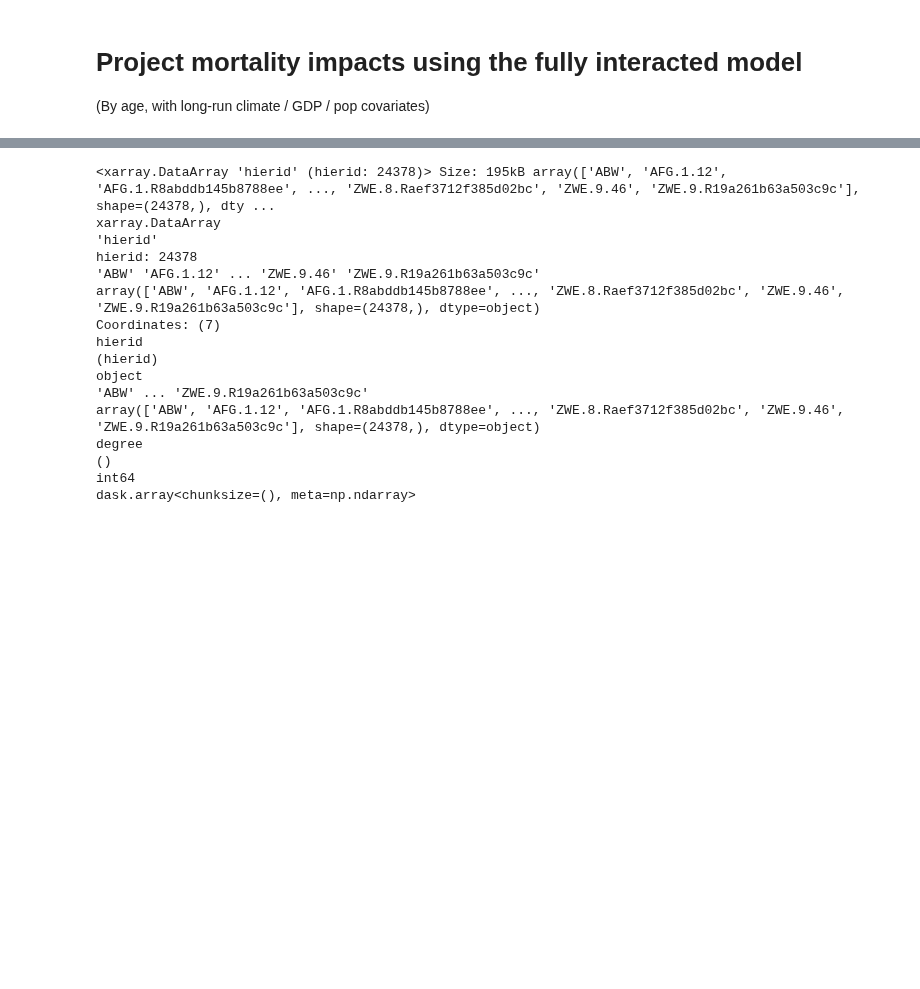
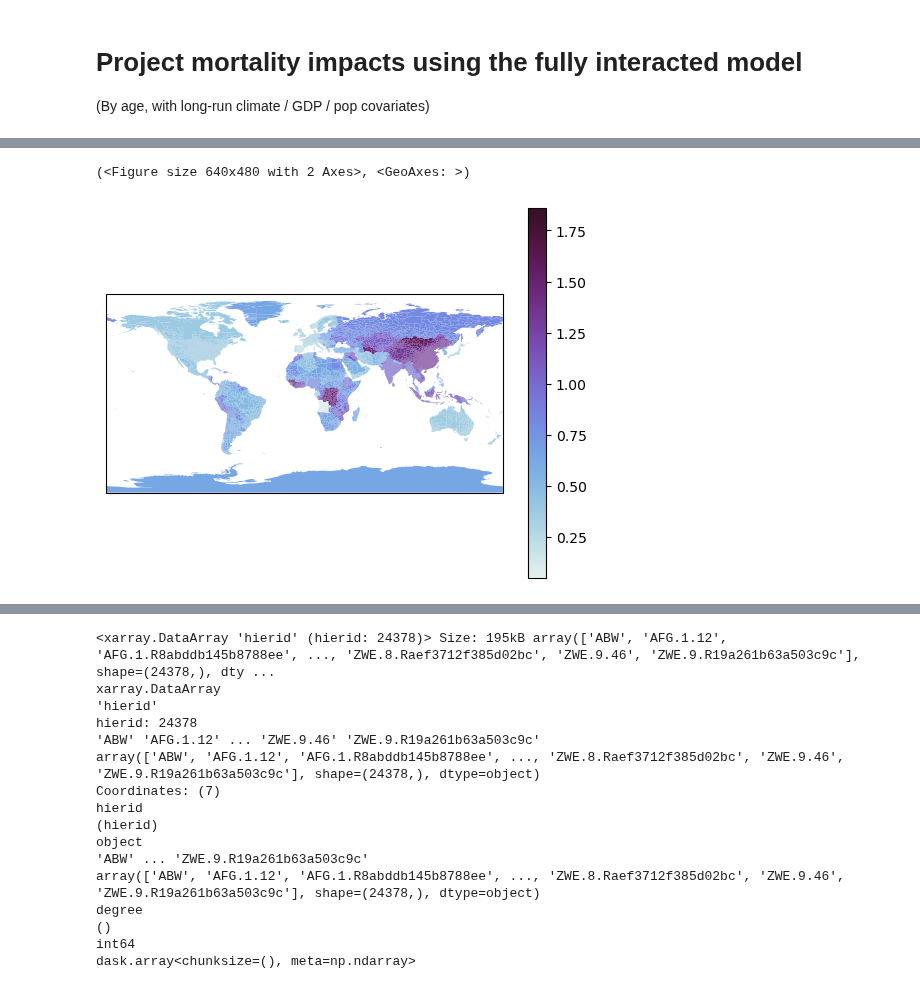
Before and after one commit to ks905383/impact_uncertainty, a Jupyter notebook: code/3b_project_impacts_mortality_interacted.ipynb, the cells around one changed output, grey strips where cells are left out. Drawn from its saved outputs; the diff is of its cells as text; code cells hidden in the pictures; blank space fills up the shorter version.

```diff
--- a/code/3b_project_impacts_mortality_interacted.ipynb
+++ b/code/3b_project_impacts_mortality_interacted.ipynb
@@ -288,0 +290,8 @@ See also https://docs.dask.org/en/stable/best-practices.html#load-data-with-dask
+# %%
+from funcs_plot import plot_map
+import cmocean
+plot_map(dgdp.sel(hierid=gdf.hierid.values).mean('idv'),
+         gdf,cmap=cmocean.cm.dense,legend=True)
+# %% [output]
+(<Figure size 640x480 with 2 Axes>, <GeoAxes: >)
+[figure, added]
```
Also changed, not shown: parts of 12 cells of this notebook, 35 other files.
